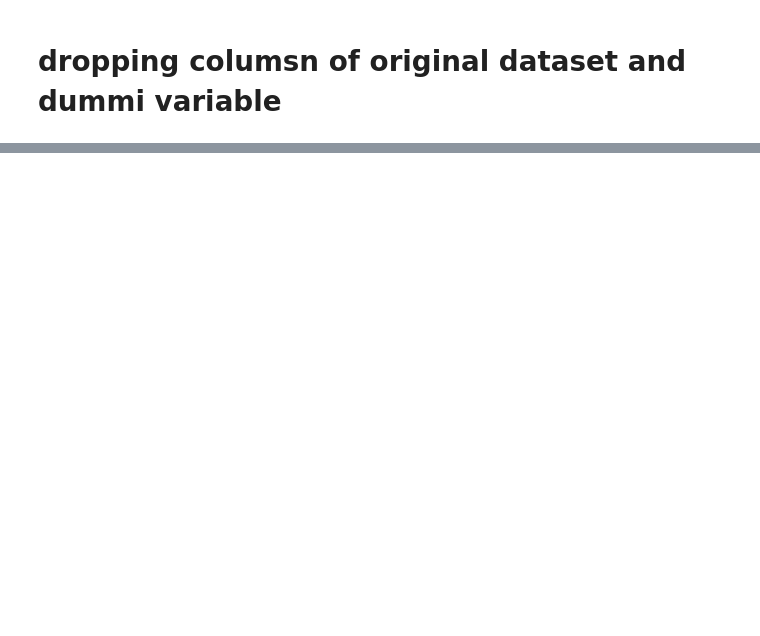
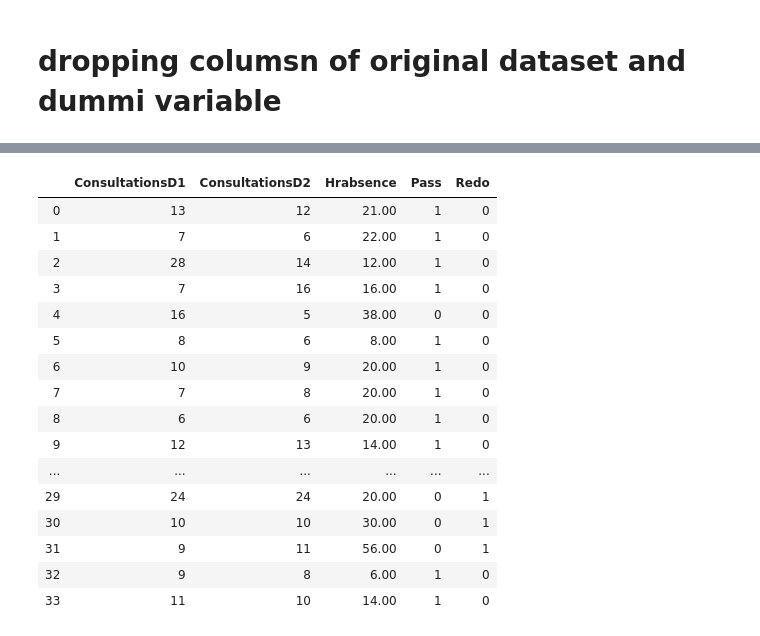
Before and after one commit to bayyaraghu/Usecase, a Jupyter notebook: Untitled1.ipynb, the cells around one changed output, grey strips where cells are left out. Saved outputs shown, nothing was run; the diff lists cells and outputs as text; code cells hidden in the pictures; blank space fills up the shorter version.

```diff
--- a/Untitled1.ipynb
+++ b/Untitled1.ipynb
@@ -198,3 +198,24 @@ stdfinal
 # %%
 from sklearn.linear_model import LinearRegression
 model = LinearRegression
+# %%
+x = stdfinal.drop('Grades', axis='columns')
+x
+# %% [output]
+|  | ConsultationsD1 | ConsultationsD2 | Hrabsence | Pass | Redo |
+| 0 | 13 | 12 | 21.00 | 1 | 0 |
+| 1 | 7 | 6 | 22.00 | 1 | 0 |
+| 2 | 28 | 14 | 12.00 | 1 | 0 |
+| 3 | 7 | 16 | 16.00 | 1 | 0 |
+| 4 | 16 | 5 | 38.00 | 0 | 0 |
+| 5 | 8 | 6 | 8.00 | 1 | 0 |
+| 6 | 10 | 9 | 20.00 | 1 | 0 |
+| 7 | 7 | 8 | 20.00 | 1 | 0 |
+| 8 | 6 | 6 | 20.00 | 1 | 0 |
+| 9 | 12 | 13 | 14.00 | 1 | 0 |
+| ... | ... | ... | ... | ... | ... |
+| 29 | 24 | 24 | 20.00 | 0 | 1 |
+| 30 | 10 | 10 | 30.00 | 0 | 1 |
+| 31 | 9 | 11 | 56.00 | 0 | 1 |
+| 32 | 9 | 8 | 6.00 | 1 | 0 |
+| 33 | 11 | 10 | 14.00 | 1 | 0 |
```
Also changed, not shown: parts of 3 cells of this notebook.
